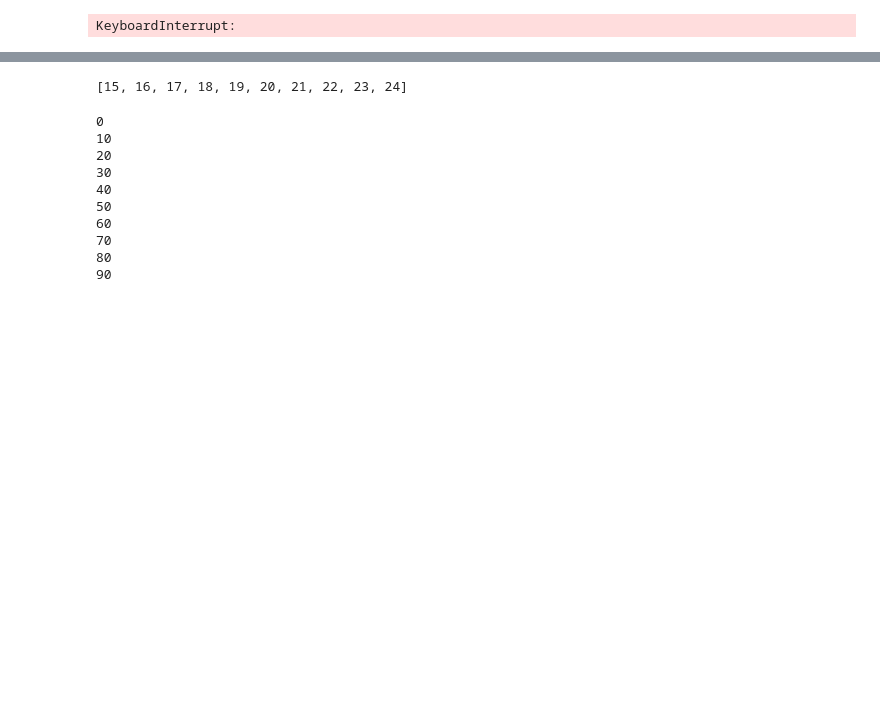
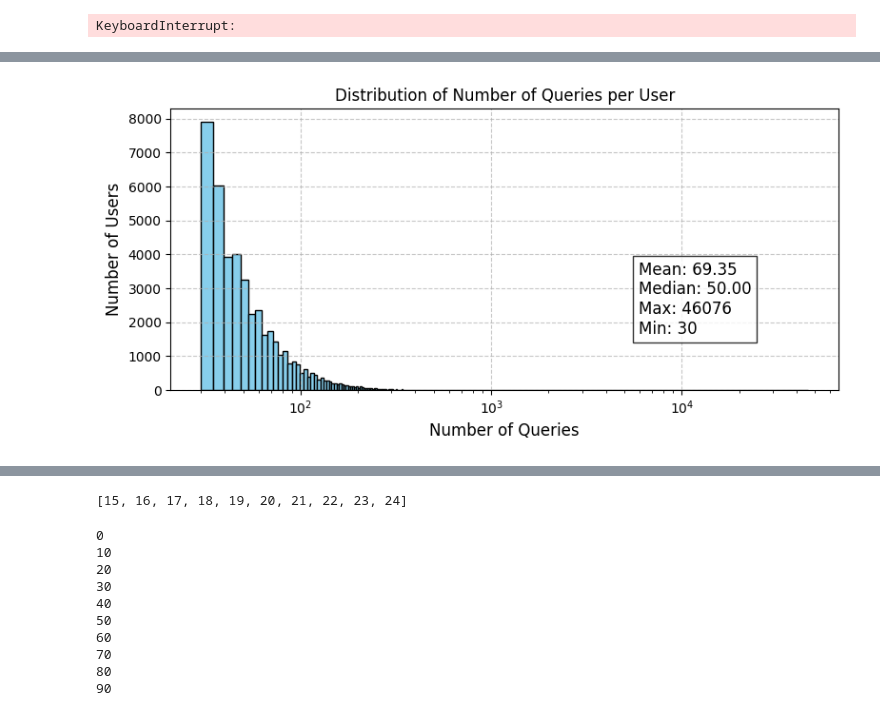
Before and after one commit to mg98/autonomos, a Jupyter notebook: notebook.ipynb, the cells around one changed output, grey strips where cells are left out. Drawn from its saved outputs; the diff is of its cells as text; code cells hidden in the pictures; blank space fills up the shorter version.

```diff
--- a/notebook.ipynb
+++ b/notebook.ipynb
@@ -489,3 +501,26 @@ poison_results.head()
+# %%
+
+# Plot distribution of user to number of queries by user
+user_query_counts = df.groupby('user_id').size()
+
+plt.figure(figsize=(8, 4))
+plt.hist(user_query_counts, bins=10000, color='skyblue', edgecolor='black')
+plt.title('Distribution of Number of Queries per User', fontsize=12)
+plt.xlabel('Number of Queries', fontsize=12)
+plt.xscale('log')
+plt.ylabel('Number of Users', fontsize=12)
+plt.grid(True, linestyle='--', alpha=0.7)
+
+# Add some statistics as text
+plt.text(0.7, 0.2, f'Mean: {user_query_counts.mean():.2f}\nMedian: {user_query_counts.median():.2f}\nMax: {user_query_counts.max()}\nMin: {user_query_counts.min()}',
+         transform=plt.gca().transAxes,
+         bbox=dict(facecolor='white', alpha=0.8),
+         fontsize=12)
+
+plt.tight_layout()
+plt.show()
+# %% [output]
+[figure, added]
 # %%
 # Create a boxplot figure showing MRR values with paired comparisons
 plt.figure(figsize=(15, 10))
```
Also changed, not shown: parts of 14 cells of this notebook, 27 other files.
